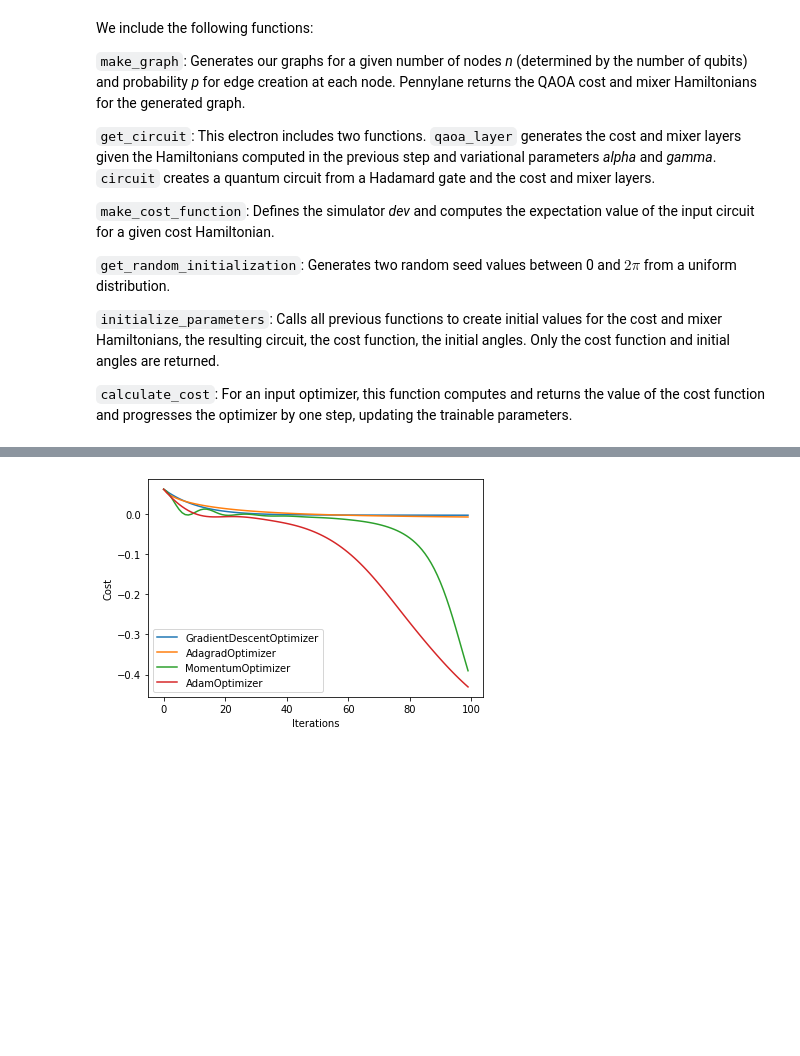
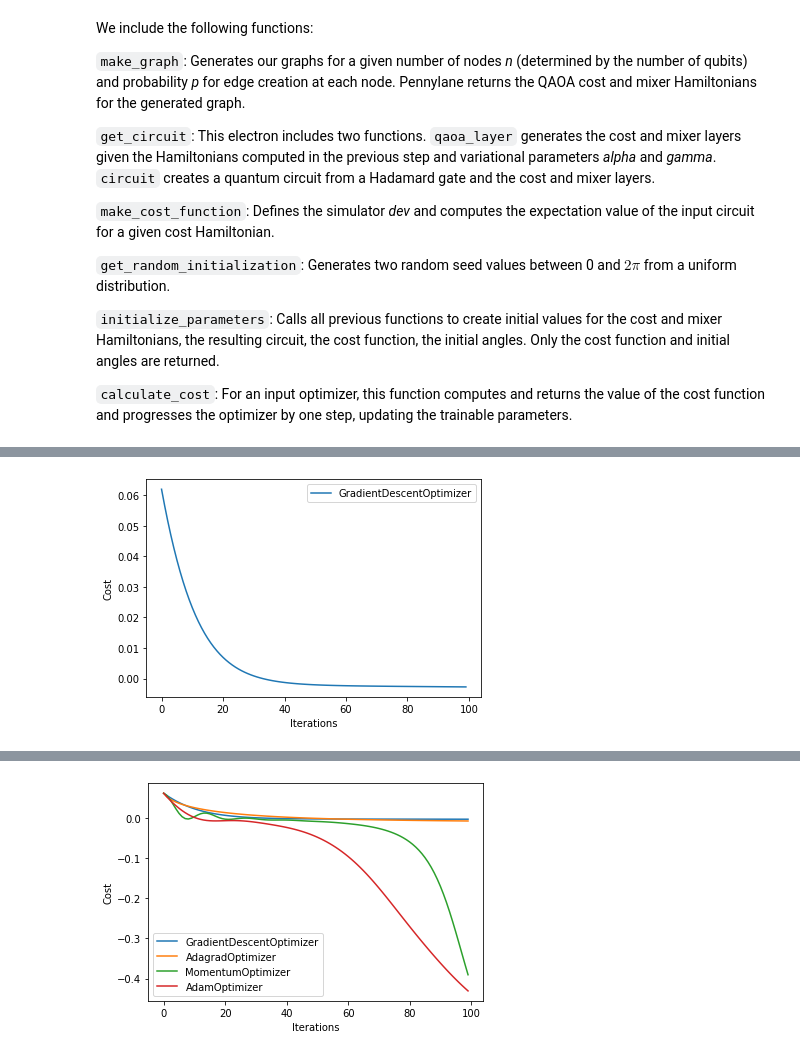
Before and after one commit to AgnostiqHQ/tutorials_covalent_rpi_2022, a Jupyter notebook: qaoa.ipynb, the cells around one changed output, grey strips where cells are left out. Drawn from its saved outputs; the diff is of its cells as text; code cells hidden in the pictures; blank space fills up the shorter version.

```diff
--- a/qaoa.ipynb
+++ b/qaoa.ipynb
@@ -232,0 +243,13 @@ def run_exp(p=1,qubits=2,prob=0.3,seed=[1], optimizers=[qml.GradientDescentOptim
+# %%
+id=ct.dispatch(run_exp)(p=1,qubits=2,prob=0.3,seed=[1], optimizers=[qml.GradientDescentOptimizer()],iterations=100)
+# %%
+result=ct.get_result(id,wait=True)
+result=result.result
+for i in range(len(result)):
+    plt.plot(np.array(result[i]).T, label='GradientDescentOptimizer')
+plt.legend()
+plt.xlabel('Iterations')
+plt.ylabel('Cost')
+plt.show()
+# %% [output]
+[figure, added]
```
Also changed, not shown: parts of 26 cells of this notebook.
